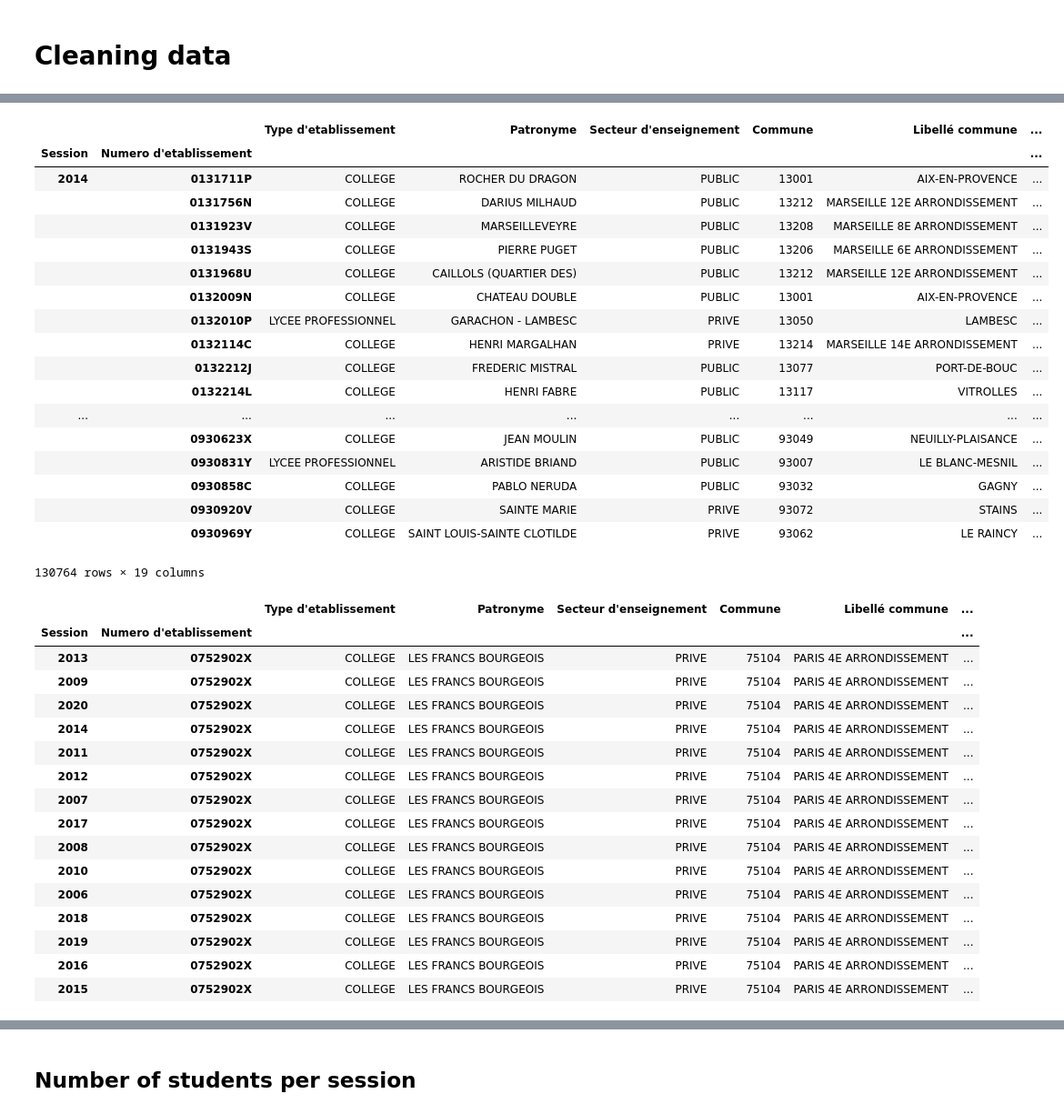
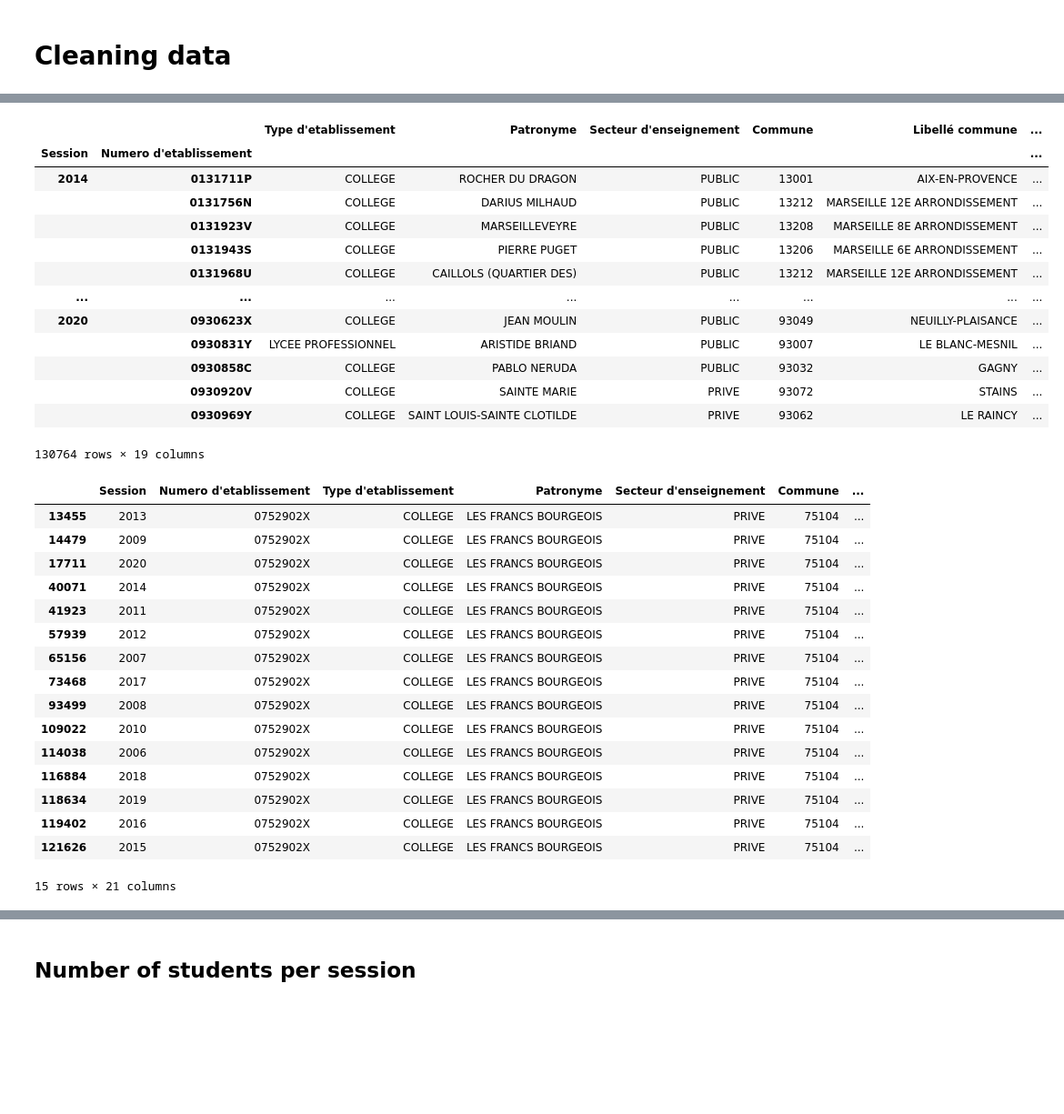
Before and after one commit to jacquesren123/delta, a Jupyter notebook: notebook/brevet.ipynb, the cells around one changed output, grey strips where cells are left out. Shown at 91% size. Drawn from its saved outputs; the diff is of its cells as text; code cells hidden in the pictures; blank space fills up the shorter version.

```diff
--- a/notebook/brevet.ipynb
+++ b/notebook/brevet.ipynb
@@ -49,23 +44,18 @@ brevet_data
 | 130763 | 2020 | 0930969Y | COLLEGE | SAINT LOUIS-SAINTE CLOTILDE | PRIVE | 93062 | ... |
 130764 rows × 21 columns
 # %%
-brevet_data = brevet_data.set_index(['Session', "Numero d'etablissement"])
-brevet_data
+brevet_data2 = brevet_data.set_index(['Session', "Numero d'etablissement"])
+brevet_data2
 # %% [output]
 |  |  | Type d'etablissement | Patronyme | Secteur d'enseignement | Commune | Libellé commune | ... |
 | Session | Numero d'etablissement |  |  |  |  |  | ... |
 | 2014 | 0131711P | COLLEGE | ROCHER DU DRAGON | PUBLIC | 13001 | AIX-EN-PROVENCE | ... |
 |  | 0131756N | COLLEGE | DARIUS MILHAUD | PUBLIC | 13212 | MARSEILLE 12E ARRONDISSEMENT | ... |
 |  | 0131923V | COLLEGE | MARSEILLEVEYRE | PUBLIC | 13208 | MARSEILLE 8E ARRONDISSEMENT | ... |
 |  | 0131943S | COLLEGE | PIERRE PUGET | PUBLIC | 13206 | MARSEILLE 6E ARRONDISSEMENT | ... |
 |  | 0131968U | COLLEGE | CAILLOLS (QUARTIER DES) | PUBLIC | 13212 | MARSEILLE 12E ARRONDISSEMENT | ... |
-|  | 0132009N | COLLEGE | CHATEAU DOUBLE | PUBLIC | 13001 | AIX-EN-PROVENCE | ... |
-|  | 0132010P | LYCEE PROFESSIONNEL | GARACHON - LAMBESC | PRIVE | 13050 | LAMBESC | ... |
-|  | 0132114C | COLLEGE | HENRI MARGALHAN | PRIVE | 13214 | MARSEILLE 14E ARRONDISSEMENT | ... |
-|  | 0132212J | COLLEGE | FREDERIC MISTRAL | PUBLIC | 13077 | PORT-DE-BOUC | ... |
-|  | 0132214L | COLLEGE | HENRI FABRE | PUBLIC | 13117 | VITROLLES | ... |
 | ... | ... | ... | ... | ... | ... | ... | ... |
-|  | 0930623X | COLLEGE | JEAN MOULIN | PUBLIC | 93049 | NEUILLY-PLAISANCE | ... |
+| 2020 | 0930623X | COLLEGE | JEAN MOULIN | PUBLIC | 93049 | NEUILLY-PLAISANCE | ... |
 |  | 0930831Y | LYCEE PROFESSIONNEL | ARISTIDE BRIAND | PUBLIC | 93007 | LE BLANC-MESNIL | ... |
 |  | 0930858C | COLLEGE | PABLO NERUDA | PUBLIC | 93032 | GAGNY | ... |
 |  | 0930920V | COLLEGE | SAINTE MARIE | PRIVE | 93072 | STAINS | ... |
@@ -74,23 +64,23 @@ brevet_data
 # %%
 brevet_data[brevet_data["Patronyme"] == "LES FRANCS BOURGEOIS"]
 # %% [output]
-|  |  | Type d'etablissement | Patronyme | Secteur d'enseignement | Commune | Libellé commune | ... |
-| Session | Numero d'etablissement |  |  |  |  |  | ... |
-| 2013 | 0752902X | COLLEGE | LES FRANCS BOURGEOIS | PRIVE | 75104 | PARIS 4E ARRONDISSEMENT | ... |
-| 2009 | 0752902X | COLLEGE | LES FRANCS BOURGEOIS | PRIVE | 75104 | PARIS 4E ARRONDISSEMENT | ... |
-| 2020 | 0752902X | COLLEGE | LES FRANCS BOURGEOIS | PRIVE | 75104 | PARIS 4E ARRONDISSEMENT | ... |
-| 2014 | 0752902X | COLLEGE | LES FRANCS BOURGEOIS | PRIVE | 75104 | PARIS 4E ARRONDISSEMENT | ... |
-| 2011 | 0752902X | COLLEGE | LES FRANCS BOURGEOIS | PRIVE | 75104 | PARIS 4E ARRONDISSEMENT | ... |
-| 2012 | 0752902X | COLLEGE | LES FRANCS BOURGEOIS | PRIVE | 75104 | PARIS 4E ARRONDISSEMENT | ... |
-| 2007 | 0752902X | COLLEGE | LES FRANCS BOURGEOIS | PRIVE | 75104 | PARIS 4E ARRONDISSEMENT | ... |
-| 2017 | 0752902X | COLLEGE | LES FRANCS BOURGEOIS | PRIVE | 75104 | PARIS 4E ARRONDISSEMENT | ... |
-| 2008 | 0752902X | COLLEGE | LES FRANCS BOURGEOIS | PRIVE | 75104 | PARIS 4E ARRONDISSEMENT | ... |
-| 2010 | 0752902X | COLLEGE | LES FRANCS BOURGEOIS | PRIVE | 75104 | PARIS 4E ARRONDISSEMENT | ... |
-| 2006 | 0752902X | COLLEGE | LES FRANCS BOURGEOIS | PRIVE | 75104 | PARIS 4E ARRONDISSEMENT | ... |
-| 2018 | 0752902X | COLLEGE | LES FRANCS BOURGEOIS | PRIVE | 75104 | PARIS 4E ARRONDISSEMENT | ... |
-| 2019 | 0752902X | COLLEGE | LES FRANCS BOURGEOIS | PRIVE | 75104 | PARIS 4E ARRONDISSEMENT | ... |
-| 2016 | 0752902X | COLLEGE | LES FRANCS BOURGEOIS | PRIVE | 75104 | PARIS 4E ARRONDISSEMENT | ... |
-| 2015 | 0752902X | COLLEGE | LES FRANCS BOURGEOIS | PRIVE | 75104 | PARIS 4E ARRONDISSEMENT | ... |
+|  | Session | Numero d'etablissement | Type d'etablissement | Patronyme | Secteur d'enseignement | Commune | ... |
+| 13455 | 2013 | 0752902X | COLLEGE | LES FRANCS BOURGEOIS | PRIVE | 75104 | ... |
+| 14479 | 2009 | 0752902X | COLLEGE | LES FRANCS BOURGEOIS | PRIVE | 75104 | ... |
+| 17711 | 2020 | 0752902X | COLLEGE | LES FRANCS BOURGEOIS | PRIVE | 75104 | ... |
+| 40071 | 2014 | 0752902X | COLLEGE | LES FRANCS BOURGEOIS | PRIVE | 75104 | ... |
+| 41923 | 2011 | 0752902X | COLLEGE | LES FRANCS BOURGEOIS | PRIVE | 75104 | ... |
+| 57939 | 2012 | 0752902X | COLLEGE | LES FRANCS BOURGEOIS | PRIVE | 75104 | ... |
+| 65156 | 2007 | 0752902X | COLLEGE | LES FRANCS BOURGEOIS | PRIVE | 75104 | ... |
+| 73468 | 2017 | 0752902X | COLLEGE | LES FRANCS BOURGEOIS | PRIVE | 75104 | ... |
+| 93499 | 2008 | 0752902X | COLLEGE | LES FRANCS BOURGEOIS | PRIVE | 75104 | ... |
+| 109022 | 2010 | 0752902X | COLLEGE | LES FRANCS BOURGEOIS | PRIVE | 75104 | ... |
+| 114038 | 2006 | 0752902X | COLLEGE | LES FRANCS BOURGEOIS | PRIVE | 75104 | ... |
+| 116884 | 2018 | 0752902X | COLLEGE | LES FRANCS BOURGEOIS | PRIVE | 75104 | ... |
+| 118634 | 2019 | 0752902X | COLLEGE | LES FRANCS BOURGEOIS | PRIVE | 75104 | ... |
+| 119402 | 2016 | 0752902X | COLLEGE | LES FRANCS BOURGEOIS | PRIVE | 75104 | ... |
+| 121626 | 2015 | 0752902X | COLLEGE | LES FRANCS BOURGEOIS | PRIVE | 75104 | ... |
+15 rows × 21 columns
 # %%
 import folium
 # %%
```
Also changed, not shown: parts of 8 cells of this notebook.
